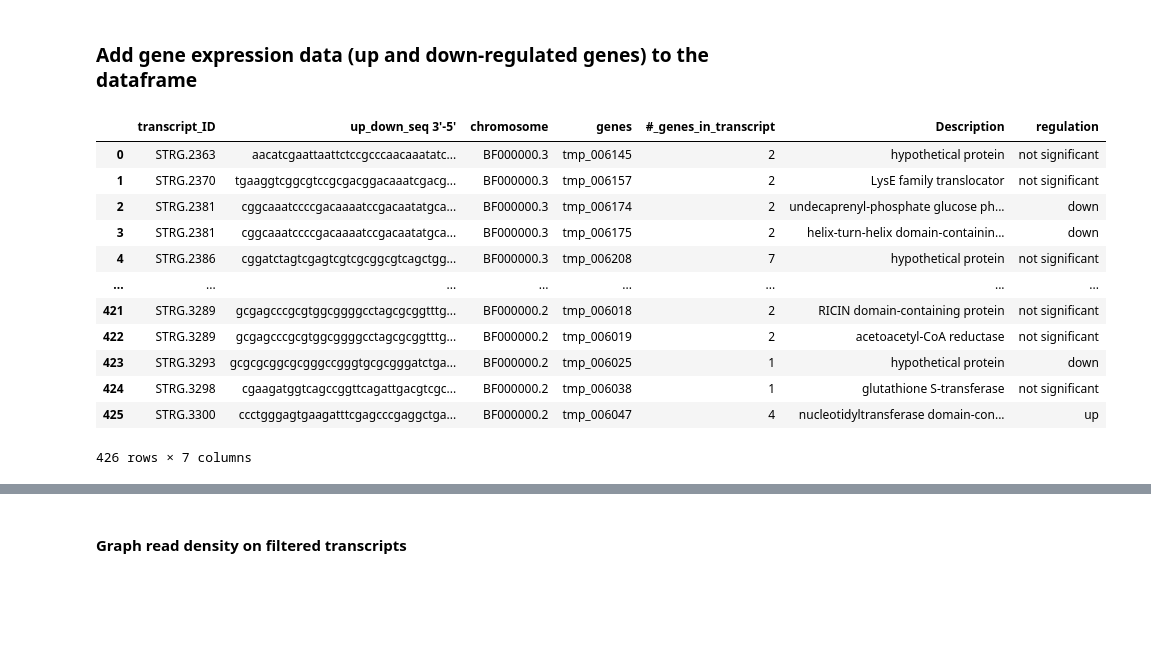
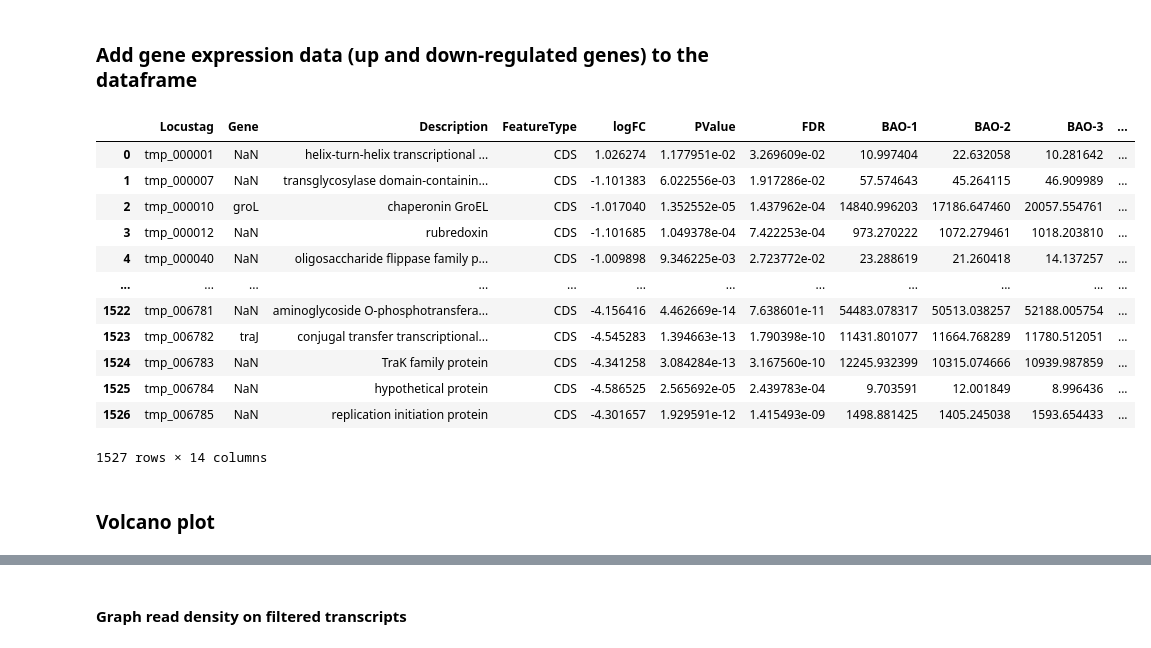
Before and after one commit to JonWinkelman/Eustaquio_epigenetics, a Jupyter notebook: project_1/filter_stringtie_results.ipynb, the cells around one changed output, grey strips where cells are left out. Saved outputs shown, nothing was run; the diff lists cells and outputs as text; code cells hidden in the pictures; blank space fills up the shorter version.

```diff
--- a/project_1/filter_stringtie_results.ipynb
+++ b/project_1/filter_stringtie_results.ipynb
@@ -242,42 +250,48 @@ df_merge.to_csv('near_tssSeq.csv')
 # %% [markdown]
 ### Add gene expression data (up and down-regulated genes) to the dataframe
 # %%
-df_expression = pd.read_csv('./differentially_regulated_genes_BANvBAO.tsv', sep='\t')
 
 
-filt_up = df_expression['logFC']>1.5
-filt_down = df_expression['logFC']<(-1.5)
-up_down = []
-for up,down in zip(filt_up,filt_down):
-    if up:
-        up_down.append('up')
-    elif down:
-        up_down.append('down')
-    else:
-        up_down.append('not significant')
-df_expression['regulation'] = up_down
+def add_gene_expression_data(data_path, up_thresh, down_thresh, pval_thresh):
+    df_expression = pd.read_csv(data_path, sep='\t')
+    pval_filt = df_expression['PValue']<pval_thresh
+    df_expression = df_expression.loc[pval_filt,:]
+    filt_up = df_expression['logFC']>up_thresh
+    filt_down = df_expression['logFC']<down_thresh
+    up_down = []
+    for up,down in zip(filt_up,filt_down):
+        if up:
+            up_down.append('up')
+        elif down:
+            up_down.append('down')
+        else:
+            up_down.append('not significant')
+    df_expression['regulation'] = up_down
+    return df_expression
+
+data_path = './differentially_regulated_genes_BANvBAO.tsv'
+df_expression_full = add_gene_expression_data(data_path,1.0, -1.0,5)
+df_expression = add_gene_expression_data(data_path,1.5, -1.5,0.00005)
 # %%
-t = df_expression[['Locustag','Description','regulation']]
-t.columns = ['genes','Description','regulation']
-genes = df_merge['genes']
-genes = [gene.replace('gene-', '') if gene else None for gene in genes]
-df_merge['genes']=genes
-
-df3 = pd.merge(df_merge,t, how='inner', on='genes')
+df_expression_subset = df_expression[['Locustag','Description','regulation','PValue','logFC']]
+df_expression_subset.columns = ['genes','Description','regulation','PValue','logFC']
+df_merge['genes'] = [gene.replace('gene-', '') if gene else None for gene in df_merge['genes']]
+df3 = pd.merge(df_merge,df_expression_subset, how='inner', on='genes').set_index('transcript_ID')
 df3.to_csv('full.csv')
+df_expression_full
+# %% [output]
+|  | Locustag | Gene | Description | FeatureType | logFC | PValue | FDR | BAO-1 | BAO-2 | BAO-3 | ... |
+| 0 | tmp_000001 | NaN | helix-turn-helix transcriptional ... | CDS | 1.026274 | 1.177951e-02 | 3.269609e-02 | 10.997404 | 22.632058 | 10.281642 | ... |
+| 1 | tmp_000007 | NaN | transglycosylase domain-containin... | CDS | -1.101383 | 6.022556e-03 | 1.917286e-02 | 57.574643 | 45.264115 | 46.909989 | ... |
+| 2 | tmp_000010 | groL | chaperonin GroEL | CDS | -1.017040 | 1.352552e-05 | 1.437962e-04 | 14840.996203 | 17186.647460 | 20057.554761 | ... |
+| 3 | tmp_000012 | NaN | rubredoxin | CDS | -1.101685 | 1.049378e-04 | 7.422253e-04 | 973.270222 | 1072.279461 | 1018.203810 | ... |
+| 4 | tmp_000040 | NaN | oligosaccharide flippase family p... | CDS | -1.009898 | 9.346225e-03 | 2.723772e-02 | 23.288619 | 21.260418 | 14.137257 | ... |
+| ... | ... | ... | ... | ... | ... | ... | ... | ... | ... | ... | ... |
+| 1522 | tmp_006781 | NaN | aminoglycoside O-phosphotransfera... | CDS | -4.156416 | 4.462669e-14 | 7.638601e-11 | 54483.078317 | 50513.038257 | 52188.005754 | ... |
+| 1523 | tmp_006782 | traJ | conjugal transfer transcriptional... | CDS | -4.545283 | 1.394663e-13 | 1.790398e-10 | 11431.801077 | 11664.768289 | 11780.512051 | ... |
+| 1524 | tmp_006783 | NaN | TraK family protein | CDS | -4.341258 | 3.084284e-13 | 3.167560e-10 | 12245.932399 | 10315.074666 | 10939.987859 | ... |
+| 1525 | tmp_006784 | NaN | hypothetical protein | CDS | -4.586525 | 2.565692e-05 | 2.439783e-04 | 9.703591 | 12.001849 | 8.996436 | ... |
+| 1526 | tmp_006785 | NaN | replication initiation protein | CDS | -4.301657 | 1.929591e-12 | 1.415493e-09 | 1498.881425 | 1405.245038 | 1593.654433 | ... |
+1527 rows × 14 columns
-# %%
-df3
-# %% [output]
-|  | transcript_ID | up_down_seq 3'-5' | chromosome | genes | #_genes_in_transcript | Description | regulation |
-| 0 | STRG.2363 | aacatcgaattaattctccgcccaacaaatatc... | BF000000.3 | tmp_006145 | 2 | hypothetical protein | not significant |
-| 1 | STRG.2370 | tgaaggtcggcgtccgcgacggacaaatcgacg... | BF000000.3 | tmp_006157 | 2 | LysE family translocator | not significant |
-| 2 | STRG.2381 | cggcaaatccccgacaaaatccgacaatatgca... | BF000000.3 | tmp_006174 | 2 | undecaprenyl-phosphate glucose ph... | down |
-| 3 | STRG.2381 | cggcaaatccccgacaaaatccgacaatatgca... | BF000000.3 | tmp_006175 | 2 | helix-turn-helix domain-containin... | down |
-| 4 | STRG.2386 | cggatctagtcgagtcgtcgcggcgtcagctgg... | BF000000.3 | tmp_006208 | 7 | hypothetical protein | not significant |
-| ... | ... | ... | ... | ... | ... | ... | ... |
-| 421 | STRG.3289 | gcgagcccgcgtggcggggcctagcgcggtttg... | BF000000.2 | tmp_006018 | 2 | RICIN domain-containing protein | not significant |
-| 422 | STRG.3289 | gcgagcccgcgtggcggggcctagcgcggtttg... | BF000000.2 | tmp_006019 | 2 | acetoacetyl-CoA reductase | not significant |
-| 423 | STRG.3293 | gcgcgcggcgcgggccgggtgcgcgggatctga... | BF000000.2 | tmp_006025 | 1 | hypothetical protein | down |
-| 424 | STRG.3298 | cgaagatggtcagccggttcagattgacgtcgc... | BF000000.2 | tmp_006038 | 1 | glutathione S-transferase | not significant |
-| 425 | STRG.3300 | ccctgggagtgaagatttcgagcccgaggctga... | BF000000.2 | tmp_006047 | 4 | nucleotidyltransferase domain-con... | up |
-426 rows × 7 columns
+# %% [markdown]
+### Volcano plot
```
Also changed, not shown: parts of 7 cells of this notebook, 5 other files.
